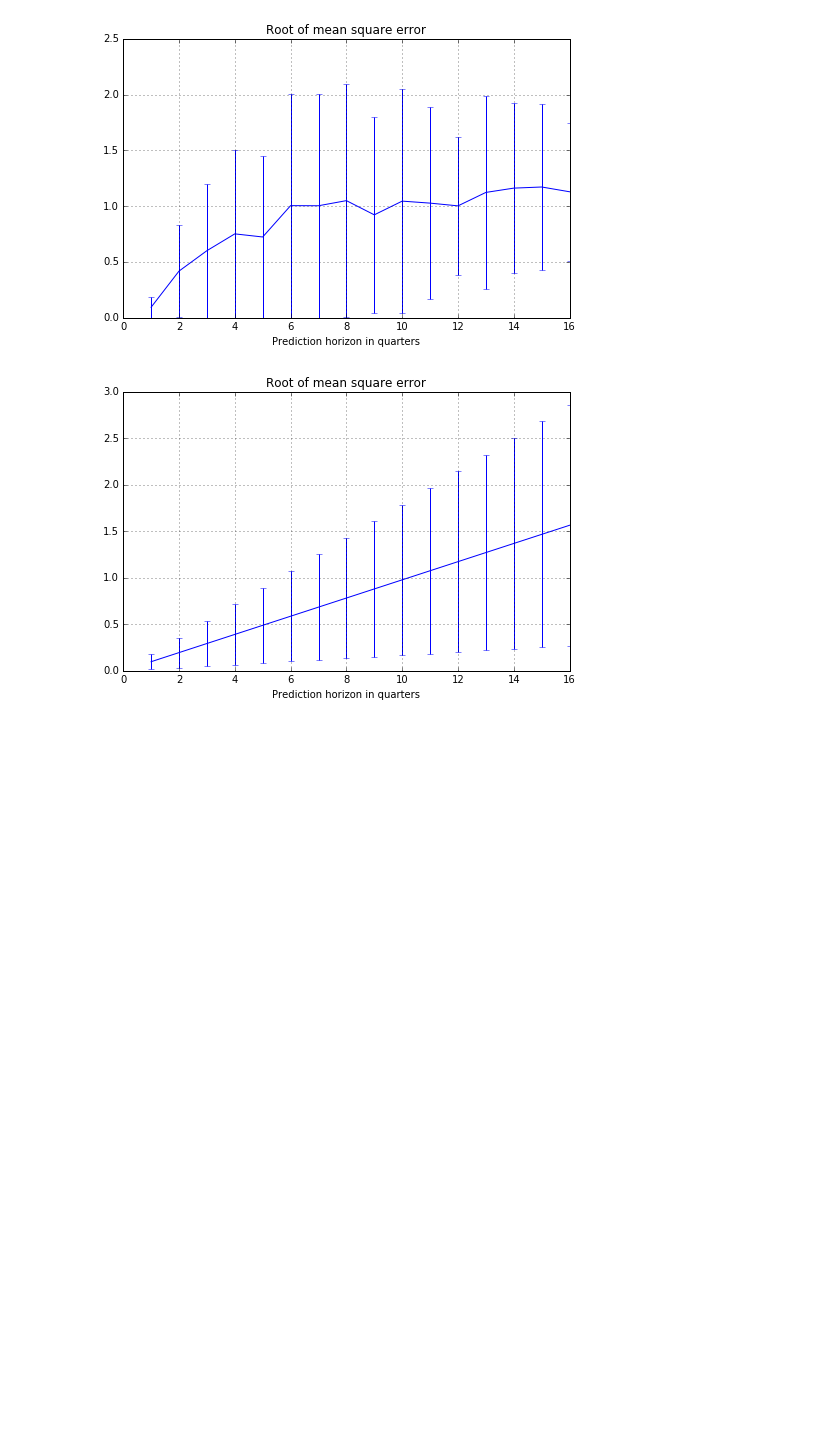
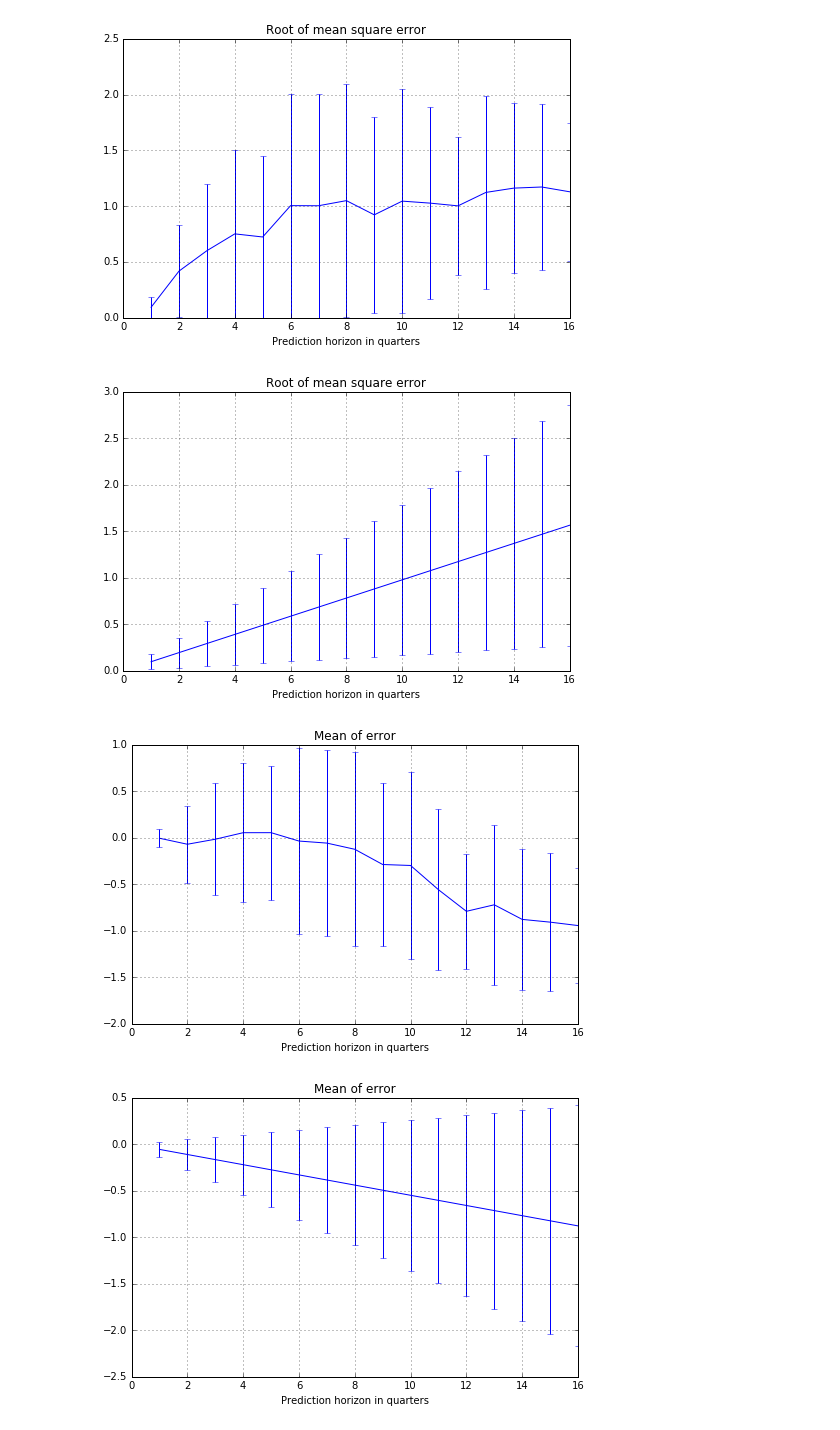
Before and after one commit to camillanore/Inflastudy, a Jupyter notebook: Inflastudy relative.ipynb, the cells around one changed output. Cells and saved outputs as stored; diff of their text form; code cells hidden in the pictures; blank space fills up the shorter version.

```diff
--- a/Inflastudy relative.ipynb
+++ b/Inflastudy relative.ipynb
@@ -21,7 +21,7 @@ from inflastudy import error_calculation
 # %%
 """ Load the data file"""
 
-data = InflaData.InflaData(filename='data/kongepanel_upd_ark_A.csv')
+data = InflaData.InflaData(filename='data/kongepanel_upd_oppdatert_februar.csv')
 data.remap_to_relative_time(prediction_horizon=16)
 data.plot_relative_time_cpi_data()
 #print data.raw_data.CPI       # Uncomment this line to see raw CPI data.
@@ -104,5 +87,12 @@ naive_error.plot_rms()
 # %% [output]
 [figure]
 [figure]
+# %%
+#Plot and compare the mean with naive
+cpi_error.plot_mean()
+naive_error.plot_mean()
+# %% [output]
+[figure, added]
+[figure, added]
 # %%
 # Export the data to csv.
```
Also changed, not shown: parts of 4 cells of this notebook, 2 other files.
